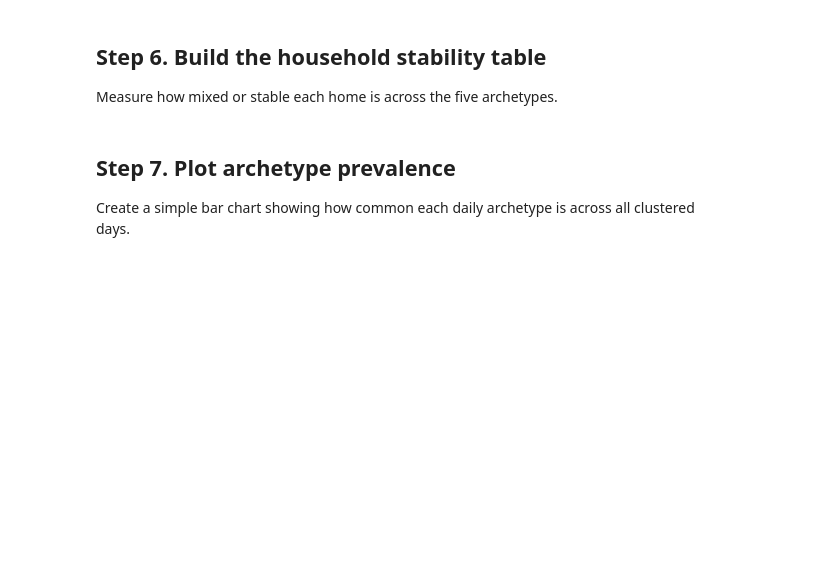
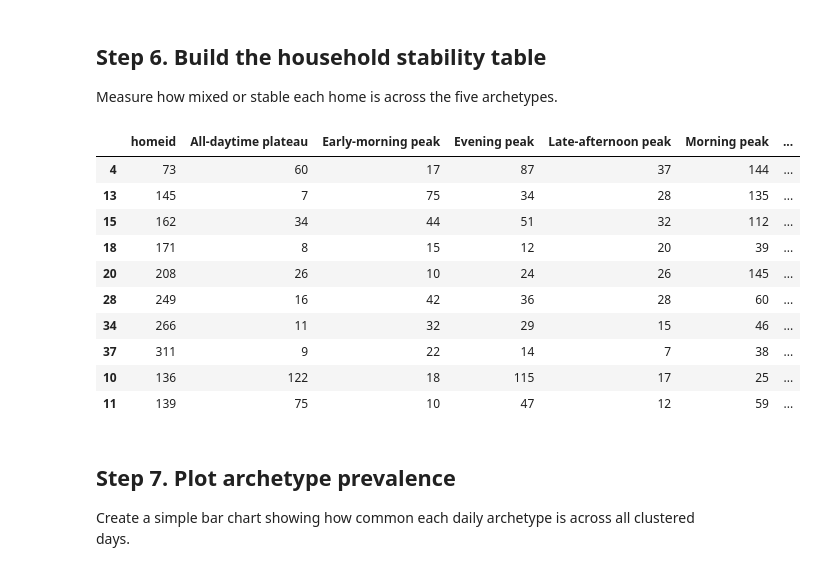
Before and after one commit to 5t5gojo/benv0115-IDEAL-analysis, a Jupyter notebook: script/0145_stage3_descriptive_analysis.ipynb, the cells around one changed output. Cells and saved outputs as stored; diff of their text form; code cells hidden in the pictures; blank space fills up the shorter version.

```diff
--- a/script/0145_stage3_descriptive_analysis.ipynb
+++ b/script/0145_stage3_descriptive_analysis.ipynb
@@ -155,47 +171,47 @@ home_mix['clustered_days'] = home_mix[archetype_cols].sum(axis=1)
 home_mix['modal_days'] = home_mix[archetype_cols].max(axis=1)
 home_mix['modal_day_share'] = home_mix['modal_days'] / home_mix['clustered_days']
 home_mix['n_observed_archetypes'] = (home_mix[archetype_cols] > 0).sum(axis=1)
 
 stability_df = home_mix.merge(
-    household_df[[
-        'homeid',
-        'household_modal_archetype',
-        'household_modal_archetype_name',
-        'residents',
-        'major_app_total',
-        'other_app_total',
-        'income_band',
-        'hometype',
-    ]],
+    household_df[['homeid', 'household_modal_archetype', 'household_modal_archetype_name', 'residents', 'major_app_total', 'other_app_total', 'income_band', 'hometype']],
     on='homeid',
     how='left',
 )
 
 stability_summary_df = pd.concat([
     pd.DataFrame([{
         'scope': 'overall',
         'households': len(stability_df),
         'mean_modal_day_share': stability_df['modal_day_share'].mean(),
         'median_modal_day_share': stability_df['modal_day_share'].median(),
         'min_modal_day_share': stability_df['modal_day_share'].min(),
         'max_modal_day_share': stability_df['modal_day_share'].max(),
         'mean_n_observed_archetypes': stability_df['n_observed_archetypes'].mean(),
         'homes_with_all_5_archetypes': int((stability_df['n_observed_archetypes'] == 5).sum()),
     }]),
     stability_df.groupby(['household_modal_archetype', 'household_modal_archetype_name']).agg(
         households=('homeid', 'size'),
         mean_modal_day_share=('modal_day_share', 'mean'),
         median_modal_day_share=('modal_day_share', 'median'),
         min_modal_day_share=('modal_day_share', 'min'),
         max_modal_day_share=('modal_day_share', 'max'),
         mean_n_observed_archetypes=('n_observed_archetypes', 'mean'),
-    ).reset_index().rename(columns={
-        'household_modal_archetype': 'daily_archetype',
-        'household_modal_archetype_name': 'scope',
-    }),
+    ).reset_index().rename(columns={'household_modal_archetype': 'daily_archetype', 'household_modal_archetype_name': 'scope'}),
 ], ignore_index=True, sort=False)
 
 stability_df.sort_values(['household_modal_archetype', 'homeid']).head(10)
+# %% [output]
+|  | homeid | All-daytime plateau | Early-morning peak | Evening peak | Late-afternoon peak | Morning peak | ... |
+| 4 | 73 | 60 | 17 | 87 | 37 | 144 | ... |
+| 13 | 145 | 7 | 75 | 34 | 28 | 135 | ... |
+| 15 | 162 | 34 | 44 | 51 | 32 | 112 | ... |
+| 18 | 171 | 8 | 15 | 12 | 20 | 39 | ... |
+| 20 | 208 | 26 | 10 | 24 | 26 | 145 | ... |
+| 28 | 249 | 16 | 42 | 36 | 28 | 60 | ... |
+| 34 | 266 | 11 | 32 | 29 | 15 | 46 | ... |
+| 37 | 311 | 9 | 22 | 14 | 7 | 38 | ... |
+| 10 | 136 | 122 | 18 | 115 | 17 | 25 | ... |
+| 11 | 139 | 75 | 10 | 47 | 12 | 59 | ... |
 # %% [markdown]
 ## Step 7. Plot archetype prevalence
 
```
Also changed, not shown: parts of 11 cells of this notebook, 2 other files.
